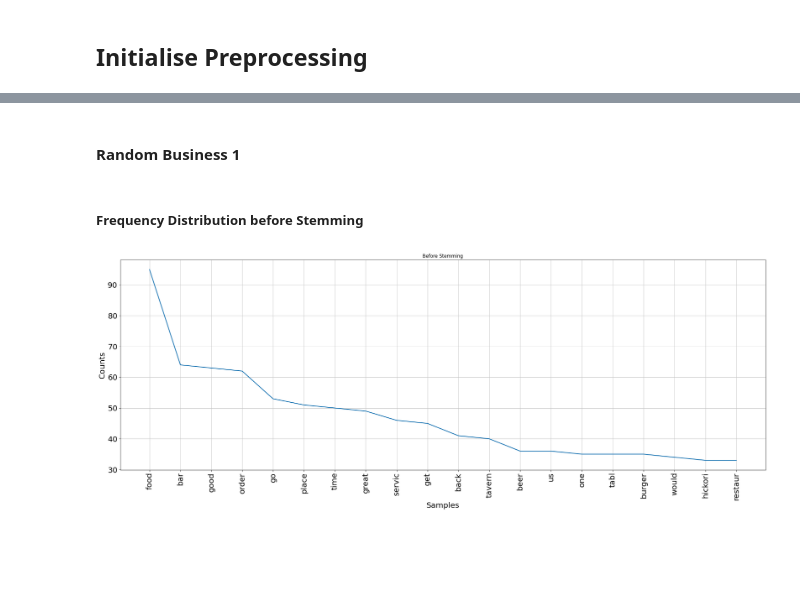
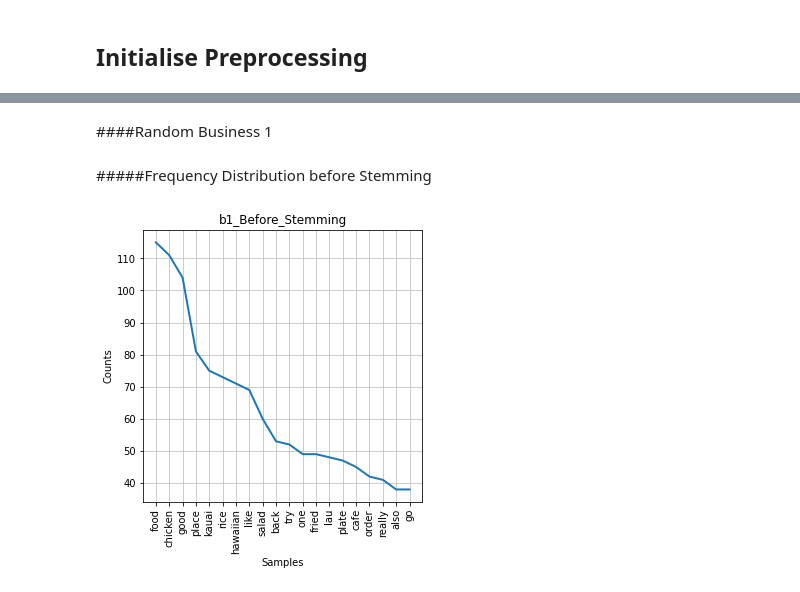
Before and after one commit to guptajay/CZ4045-Assignments, a Jupyter notebook: Jupyter/NLP_Stemming.ipynb, the cells around one changed output, grey strips where cells are left out. Cells and saved outputs as stored; diff of their text form; code cells hidden in the pictures; blank space fills up the shorter version.

```diff
--- a/Jupyter/NLP_Stemming.ipynb
+++ b/Jupyter/NLP_Stemming.ipynb
@@ -75,6 +77,6 @@ def stemmer(df,col):
 # %%
 # Read from csv
-rev_df = pd.read_csv('../Data/review.csv')
+rev_df = pd.read_csv('../Results/review.csv')
 rev_df.head()
 # %% [output]
 |  | review_id | user_id | business_id | stars | useful | funny | cool | text | date |
@@ -119,15 +121,15 @@ stemmed.head()
 | 3 | VrLarvxZYJm74yAqtpe9PQ | o-zUN2WEZgjQS7jnNsec0g | 7e3PZzUpG5FYOTGt3O3ePA | 3.0 | 0 | 0 | 0 | Ambience: Would not expect someth... | 2016-07-25 03:45:26 | [ambience, would, not, expect, so... | ... |
 | 4 | C1CUpidlVFprUCkApqzCmA | Wlx0iBXJvk4x0EeOt2Bz1Q | vuHzLZ7nAeT-EiecOkS5Og | 1.0 | 11 | 0 | 3 | Absolutely the WORST pool company... | 2016-04-11 18:49:11 | [absolutely, the, worst, pool, co... | ... |
 # %% [markdown]
-#### Random Business 1
+####Random Business 1
 # %%
 # Business1
-business_id1 = 'ZBE-H_aUlicix_9vUGQPIQ'
+business_id1 = 'j7HO1YeMQGYo3KibMXZ5vg'
 # %% [markdown]
-##### Frequency Distribution before Stemming
+#####Frequency Distribution before Stemming
 # %%
 # Frequency Distribution before Stemming
-business_reviews1 = select_business(rem_stop,business_id1)
-plot_freq(business_reviews1,"Before Stemming")
+business_reviews1 = select_business(stemmed,business_id1,False)
+plot_freq(business_reviews1,"b1_Before_Stemming")
 # %% [output]
-[figure, old version]
+[figure, new version]
```
Also changed, not shown: parts of 22 cells of this notebook.
